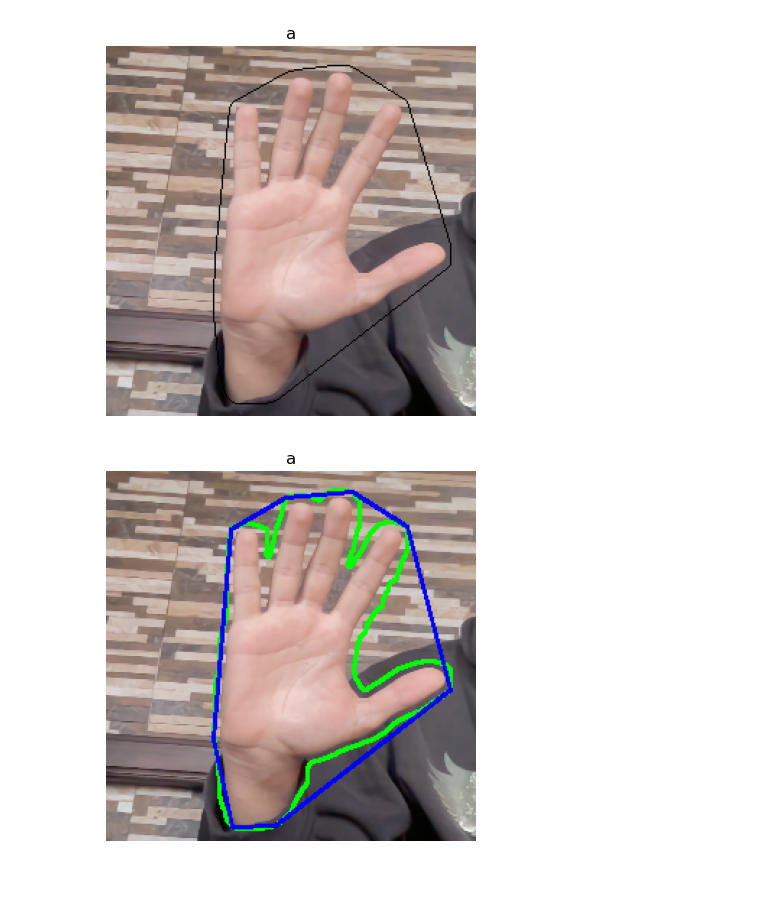
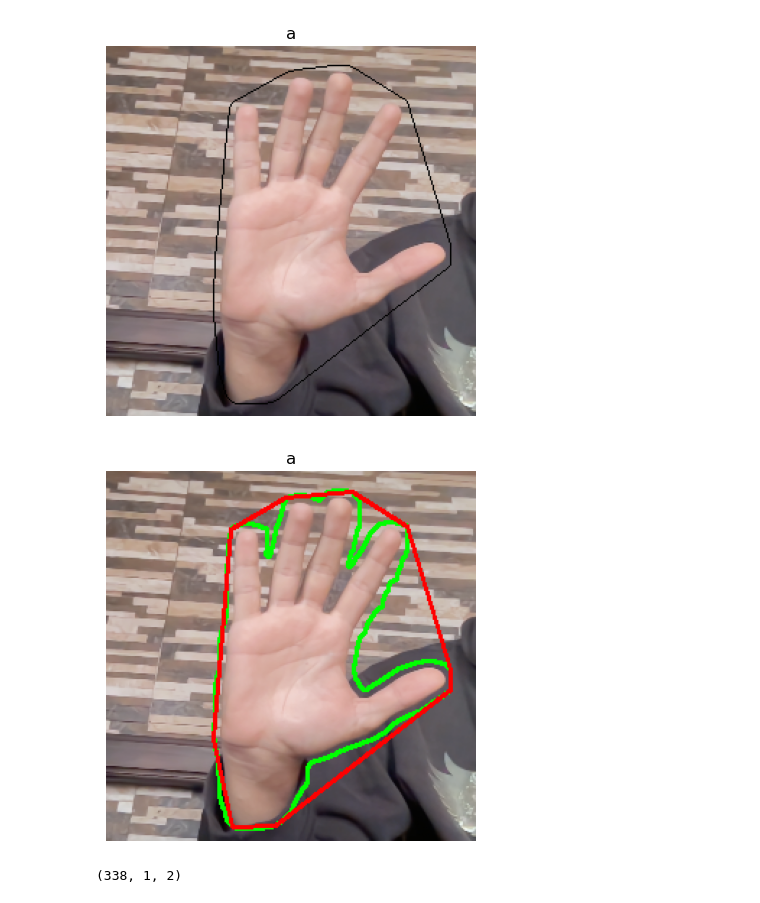
Before and after one commit to zizoisprogramming/Paint-A-Distance, a Jupyter notebook: zizo_trial.ipynb, the cells around one changed output. Drawn from its saved outputs; the diff is of its cells as text; code cells hidden in the pictures.

```diff
--- a/zizo_trial.ipynb
+++ b/zizo_trial.ipynb
@@ -64,11 +65,11 @@ def prob_skin_c(C, skinMean, skinCov, nonSkinMean, nonSkinCov):
 
     return probCskin / (probCskin + probCnonSkin)
 # %%
-def cleanMask(skin_mask):
-    binary_mask = cv2.threshold(skin_mask, 0.25, 1, cv2.THRESH_BINARY)[1]
-    binary_mask = cv2.morphologyEx(binary_mask, cv2.MORPH_OPEN, np.ones((3, 3)), iterations=3)
-    binary_mask = cv2.morphologyEx(binary_mask, cv2.MORPH_CLOSE, np.ones((3, 3)), iterations=3)
-    return binary_mask
+def cleanMask(skinMask):
+    binaryMask = cv2.threshold(skinMask, 0.15, 1, cv2.THRESH_BINARY)[1]
+    binaryMask = cv2.morphologyEx(binaryMask, cv2.MORPH_CLOSE, np.ones((3, 3)), iterations=1)
+    binaryMask = cv2.morphologyEx(binaryMask, cv2.MORPH_OPEN, np.ones((3, 3)), iterations=1)
+    return binaryMask
 # %%
 def show_images(images,titles=None):
     n_ims = len(images)
@@ -176,7 +180,7 @@ show_images([res],"a")
 # %% [output]
 [figure]
 # %%
-epsilon = 0.01 * cv2.arcLength(contour, True)
+epsilon = 0.005 * cv2.arcLength(contour, True)
 approx = cv2.approxPolyDP(contour, epsilon, True)
 # %%
 hull_idx = cv2.convexHull(approx, returnPoints=False)
@@ -185,12 +189,14 @@ for each in [hull_idx]:
 # %%
 res_3 = image.copy()
 hull = cv2.convexHull(approx, returnPoints=True)
 # Draw original contour in green
 cv2.drawContours(res_3, [contour], 0, (0,1,0), 2)
 
 # Draw hull in red
-cv2.drawContours(res_3, [hull], 0, (0,0,1), 2)
+cv2.drawContours(res_3, [hull], 0, (1,0,0), 2)
 show_images([res_3], "a")
+print(contour.shape)
 # %% [output]
-[figure, old version]
+[figure, new version]
+(338, 1, 2)
 # %%
```
Also changed, not shown: parts of 7 cells of this notebook, 1 other file.
